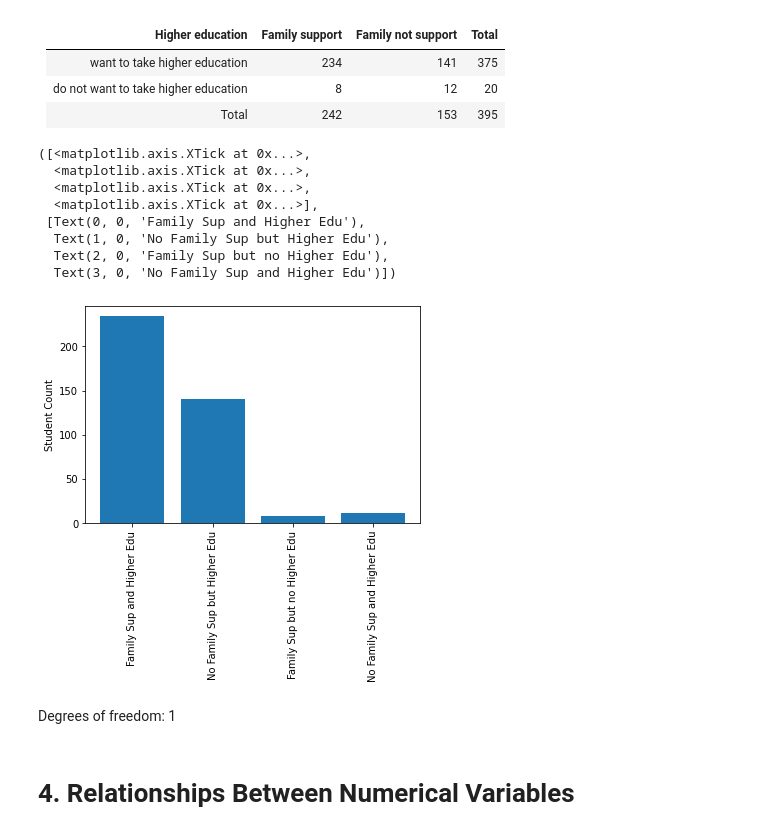
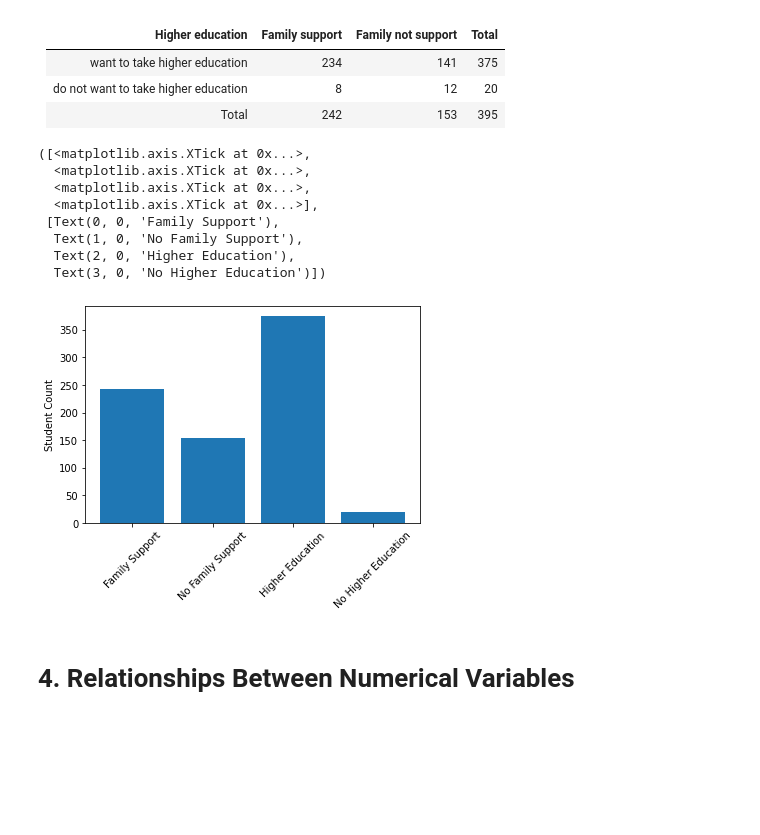
Before and after one commit to infaz98/stat-report, a Jupyter notebook: Report.ipynb, the cells around one changed output. Saved outputs shown, nothing was run; the diff lists cells and outputs as text; code cells hidden in the pictures; blank space fills up the shorter version.

```diff
--- a/Report.ipynb
+++ b/Report.ipynb
@@ -151,26 +151,31 @@ np.sum(np.logical_and(cat['higher'] == 'yes', cat['famsup'] == 'no'))
   </tr>
 </tbody>
 </table>
-# %%
-labels = ['Family Sup and Higher Edu', 'No Family Sup but Higher Edu',
-          'Family Sup but no Higher Edu', 'No Family Sup and Higher Edu']
-std_list = [234,141,8,12]
-x_pos = range(len(labels))
-plt.ylabel("Student Count")
-plt.bar(x_pos, std_list)
-plt.xticks(x_pos, labels, rotation=90)
-# %% [output]
-([<matplotlib.axis.XTick at 0x...>,
-  <matplotlib.axis.XTick at 0x...>,
-  <matplotlib.axis.XTick at 0x...>,
-  <matplotlib.axis.XTick at 0x...>],
- [Text(0, 0, 'Family Sup and Higher Edu'),
-  Text(1, 0, 'No Family Sup but Higher Edu'),
-  Text(2, 0, 'Family Sup but no Higher Edu'),
-  Text(3, 0, 'No Family Sup and Higher Edu')])
-[figure, removed]
-# %% [markdown]
-Degrees of freedom: 1
+# %%
+import matplotlib.pyplot as plt
+
+labels = ['Family Support', 'No Family Support',
+          'Higher Education', 'No Higher Education']
+std_list = [
+    np.sum(cat['famsup'] == 'yes'),
+    np.sum(cat['famsup'] == 'no'),
+    np.sum(cat['higher'] == 'yes'),
+    np.sum(cat['higher'] == 'no')
+]
+x_pos = range(len(labels))
+plt.ylabel("Student Count")
+plt.bar(x_pos, std_list)
+plt.xticks(x_pos, labels, rotation=45)
+# %% [output]
+([<matplotlib.axis.XTick at 0x...>,
+  <matplotlib.axis.XTick at 0x...>,
+  <matplotlib.axis.XTick at 0x...>,
+  <matplotlib.axis.XTick at 0x...>],
+ [Text(0, 0, 'Family Support'),
+  Text(1, 0, 'No Family Support'),
+  Text(2, 0, 'Higher Education'),
+  Text(3, 0, 'No Higher Education')])
+[figure, added]
 # %% [markdown]
 #  4. Relationships Between Numerical Variables
 # %%
```
Also changed, not shown: parts of 1 cell of this notebook, 4 other files.
